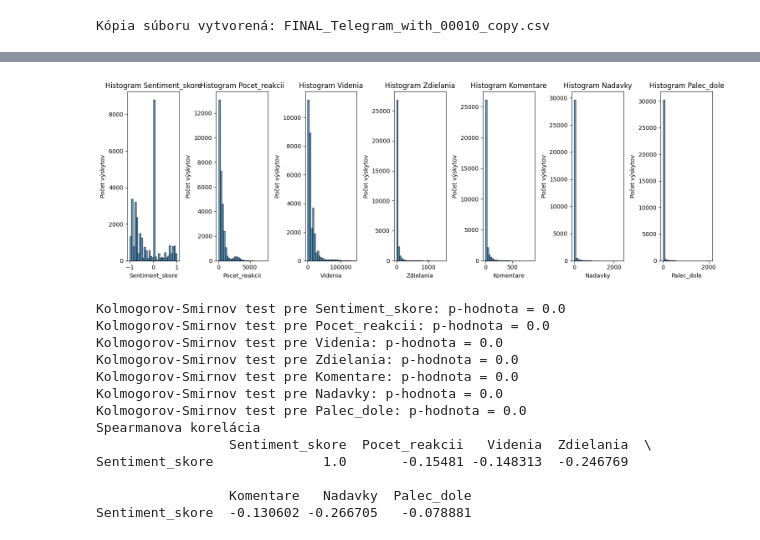
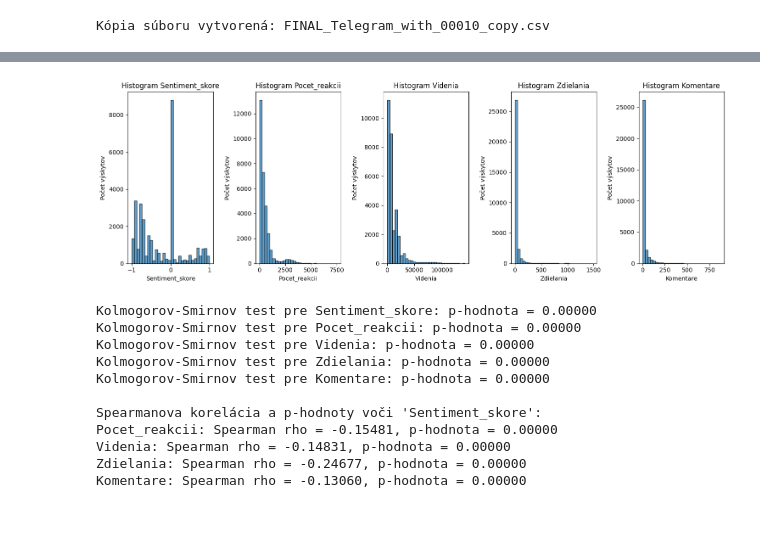
Before and after one commit to Micharo2/bakalarka, a Jupyter notebook: Kod.ipynb, the cells around one changed output, grey strips where cells are left out. Cells and saved outputs as stored; diff of their text form; code cells hidden in the pictures.

```diff
--- a/Kod.ipynb
+++ b/Kod.ipynb
@@ -741,48 +831,49 @@ display(df)
 # %%
 import pandas as pd
 import numpy as np
 import matplotlib.pyplot as plt
 import scipy.stats as stats
 
 # Načítanie dát
 df = pd.read_csv("Telegram_30904_labeled.csv")
 
 # Stĺpce na analýzu
-columns_to_check = ['Sentiment_skore', 'Pocet_reakcii', 'Videnia', 'Zdielania', 'Komentare', 'Nadavky', 'Palec_dole']
+columns_to_check = ['Sentiment_skore', 'Pocet_reakcii', 'Videnia', 'Zdielania', 'Komentare']
 
 # Histogramy na vizuálnu kontrolu
 fig, axes = plt.subplots(1, len(columns_to_check), figsize=(15, 5))
 
 for i, col in enumerate(columns_to_check):
-    axes[i].hist(df[col], bins=30, edgecolor='black', alpha=0.7)
+    axes[i].hist(df[col].dropna(), bins=30, edgecolor='black', alpha=0.7)
     axes[i].set_title(f"Histogram {col}")
     axes[i].set_xlabel(col)
     axes[i].set_ylabel("Počet výskytov")
 
 plt.tight_layout()
 plt.show()
 
 # Kolmogorov-Smirnov test pre každý stĺpec
+ks_results = {}
 for col in columns_to_check:
-    ks_test = stats.kstest(df[col], 'norm')
-    print(f"Kolmogorov-Smirnov test pre {col}: p-hodnota = {ks_test.pvalue}")
+    ks_test = stats.kstest((df[col].dropna() - df[col].mean()) / df[col].std(), 'norm')
+    ks_results[col] = ks_test.pvalue
+    print(f"Kolmogorov-Smirnov test pre {col}: p-hodnota = {ks_test.pvalue:.5f}")
 
-# Spearmanova korelácia pre všetky premenné
-spearman_corr = df[columns_to_check].corr(method='spearman')
-print("Spearmanova korelácia")
-print(spearman_corr.loc[['Sentiment_skore']])
+# Spearmanova korelácia a p-hodnota medzi Sentiment_skore a ostatnými premennými
+print("\nSpearmanova korelácia a p-hodnoty voči 'Sentiment_skore':")
+for col in columns_to_check[1:]:
+    rho, pval = stats.spearmanr(df['Sentiment_skore'], df[col], nan_policy='omit')
+    print(f"{col}: Spearman rho = {rho:.5f}, p-hodnota = {pval:.5f}")
 # %% [output]
-[figure, old version]
+[figure, new version]
-Kolmogorov-Smirnov test pre Sentiment_skore: p-hodnota = 0.0
-Kolmogorov-Smirnov test pre Pocet_reakcii: p-hodnota = 0.0
-Kolmogorov-Smirnov test pre Videnia: p-hodnota = 0.0
-Kolmogorov-Smirnov test pre Zdielania: p-hodnota = 0.0
-Kolmogorov-Smirnov test pre Komentare: p-hodnota = 0.0
-Kolmogorov-Smirnov test pre Nadavky: p-hodnota = 0.0
-Kolmogorov-Smirnov test pre Palec_dole: p-hodnota = 0.0
-Spearmanova korelácia
-                 Sentiment_skore  Pocet_reakcii   Videnia  Zdielania  \
-Sentiment_skore              1.0       -0.15481 -0.148313  -0.246769
+Kolmogorov-Smirnov test pre Sentiment_skore: p-hodnota = 0.00000
+Kolmogorov-Smirnov test pre Pocet_reakcii: p-hodnota = 0.00000
+Kolmogorov-Smirnov test pre Videnia: p-hodnota = 0.00000
+Kolmogorov-Smirnov test pre Zdielania: p-hodnota = 0.00000
+Kolmogorov-Smirnov test pre Komentare: p-hodnota = 0.00000
 
-                 Komentare   Nadavky  Palec_dole
-Sentiment_skore  -0.130602 -0.266705   -0.078881
+Spearmanova korelácia a p-hodnoty voči 'Sentiment_skore':
+Pocet_reakcii: Spearman rho = -0.15481, p-hodnota = 0.00000
+Videnia: Spearman rho = -0.14831, p-hodnota = 0.00000
+Zdielania: Spearman rho = -0.24677, p-hodnota = 0.00000
+Komentare: Spearman rho = -0.13060, p-hodnota = 0.00000
```
Also changed, not shown: parts of 12 cells of this notebook.
